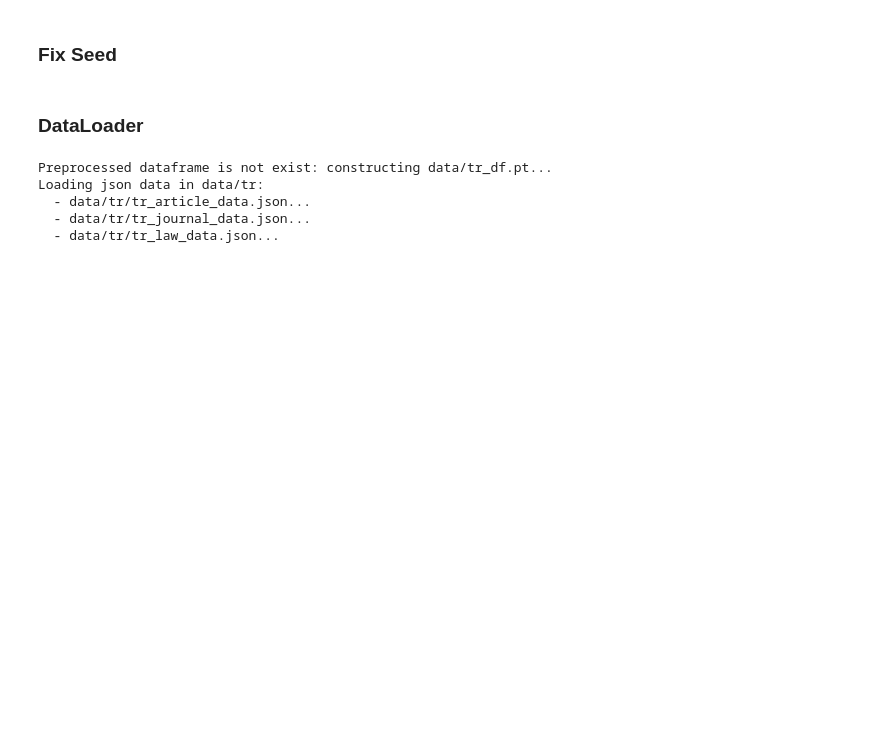
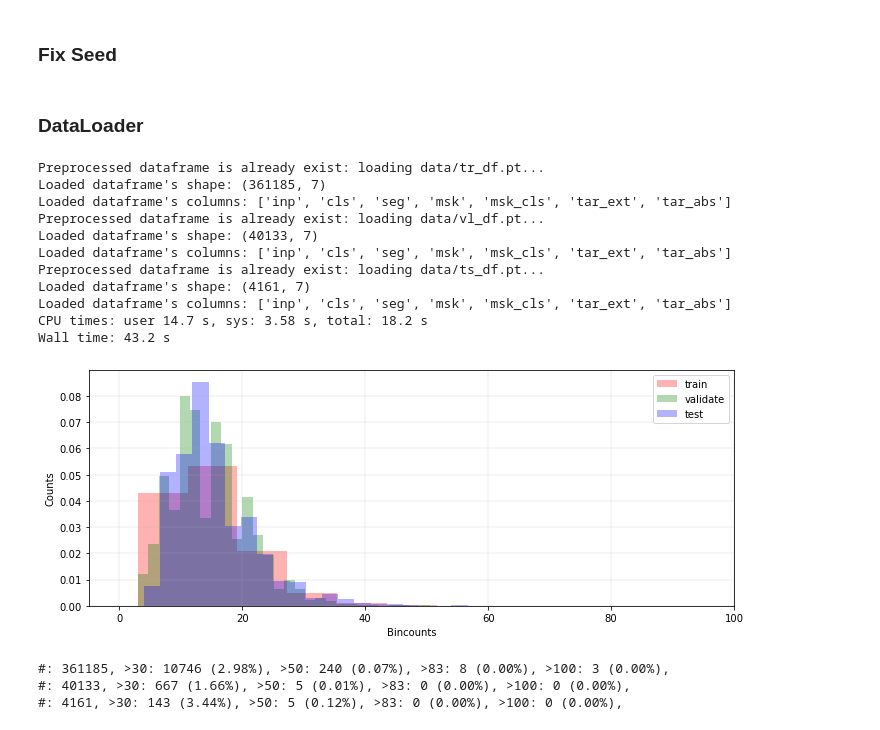
Before and after one commit to cawandmilk/gas, a Jupyter notebook: main.ipynb, the cells around one changed output. Cells and saved outputs as stored; diff of their text form; code cells hidden in the pictures; blank space fills up the shorter version.

```diff
--- a/main.ipynb
+++ b/main.ipynb
@@ -412,10 +426,16 @@ ts_ds = TrainDataset("ts", data_path=args.ts_data)
 
 tr_dataloader = torch.utils.data.DataLoader(tr_ds, batch_size=args.global_batch_size, num_workers=args.num_workers, shuffle=True)
 vl_dataloader = torch.utils.data.DataLoader(vl_ds, batch_size=args.global_batch_size, num_workers=args.num_workers)
-tr_dataloader = torch.utils.data.DataLoader(ts_ds, batch_size=args.global_batch_size, num_workers=args.num_workers)
+ts_dataloader = torch.utils.data.DataLoader(ts_ds, batch_size=args.global_batch_size, num_workers=args.num_workers)
 # %% [output]
-Preprocessed dataframe is not exist: constructing data/tr_df.pt...
-Loading json data in data/tr:
-  - data/tr/tr_article_data.json...
-  - data/tr/tr_journal_data.json...
-  - data/tr/tr_law_data.json...
+Preprocessed dataframe is already exist: loading data/tr_df.pt...
+Loaded dataframe's shape: (361185, 7)
+Loaded dataframe's columns: ['inp', 'cls', 'seg', 'msk', 'msk_cls', 'tar_ext', 'tar_abs']
+Preprocessed dataframe is already exist: loading data/vl_df.pt...
+Loaded dataframe's shape: (40133, 7)
+Loaded dataframe's columns: ['inp', 'cls', 'seg', 'msk', 'msk_cls', 'tar_ext', 'tar_abs']
+Preprocessed dataframe is already exist: loading data/ts_df.pt...
+Loaded dataframe's shape: (4161, 7)
+Loaded dataframe's columns: ['inp', 'cls', 'seg', 'msk', 'msk_cls', 'tar_ext', 'tar_abs']
+CPU times: user 14.7 s, sys: 3.58 s, total: 18.2 s
+Wall time: 43.2 s
@@ -421,0 +448,32 @@ Loading json data in data/tr:
+# %%
+# tr_bin = get_hist(tr_ds)
+# vl_bin = get_hist(vl_ds)
+# ts_bin = get_hist(ts_ds)
+
+plt.figure(figsize=(10, 4), facecolor="white")
+
+plt.hist(tr_bin, color="r", alpha=.3, label="train", bins=30, density=True)
+plt.hist(vl_bin, color="g", alpha=.3, label="validate", bins=30, density=True)
+plt.hist(ts_bin, color="b", alpha=.3, label="test", bins=30, density=True)
+
+plt.xlim([-5, 100])
+plt.xlabel("Bincounts")
+plt.ylabel("Counts")
+plt.legend()
+plt.grid(lw=.2)
+
+plt.tight_layout()
+plt.savefig("1.png")
+# %% [output]
+[figure, added]
+# %%
+for b in [tr_bin, vl_bin, ts_bin]:
+    print(f"#: {len(b)}, ", end="")
+    for threshold in [30, 50, 83, 100]:
+        allowed = len(np.where(np.array(b) <= threshold)[0])
+        print(f">{threshold}: {len(b)-allowed} ({(len(b)-allowed)/len(b)*100:.2f}%), ", end="")
+    print()
+# %% [output]
+#: 361185, >30: 10746 (2.98%), >50: 240 (0.07%), >83: 8 (0.00%), >100: 3 (0.00%),
+#: 40133, >30: 667 (1.66%), >50: 5 (0.01%), >83: 0 (0.00%), >100: 0 (0.00%),
+#: 4161, >30: 143 (3.44%), >50: 5 (0.12%), >83: 0 (0.00%), >100: 0 (0.00%),
```
Also changed, not shown: parts of 13 cells of this notebook.
